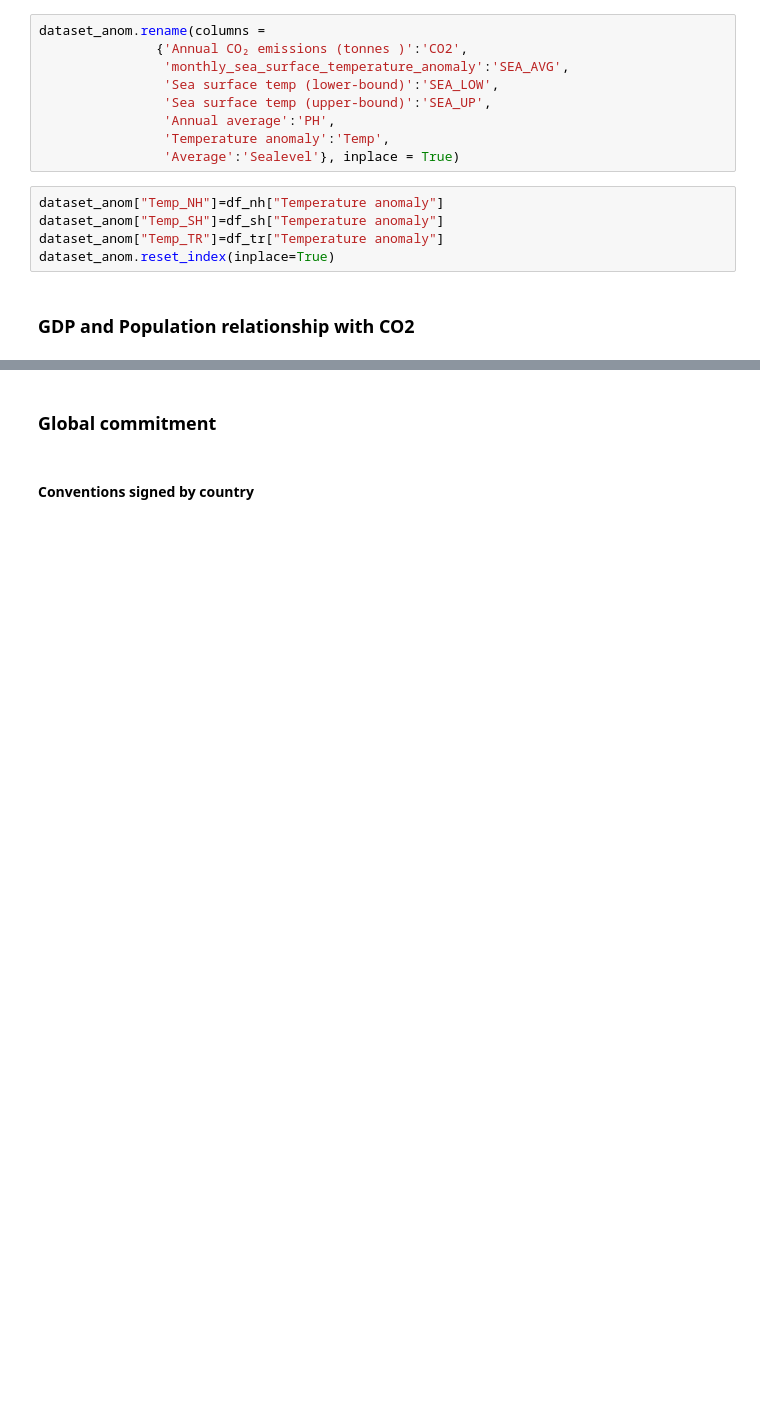
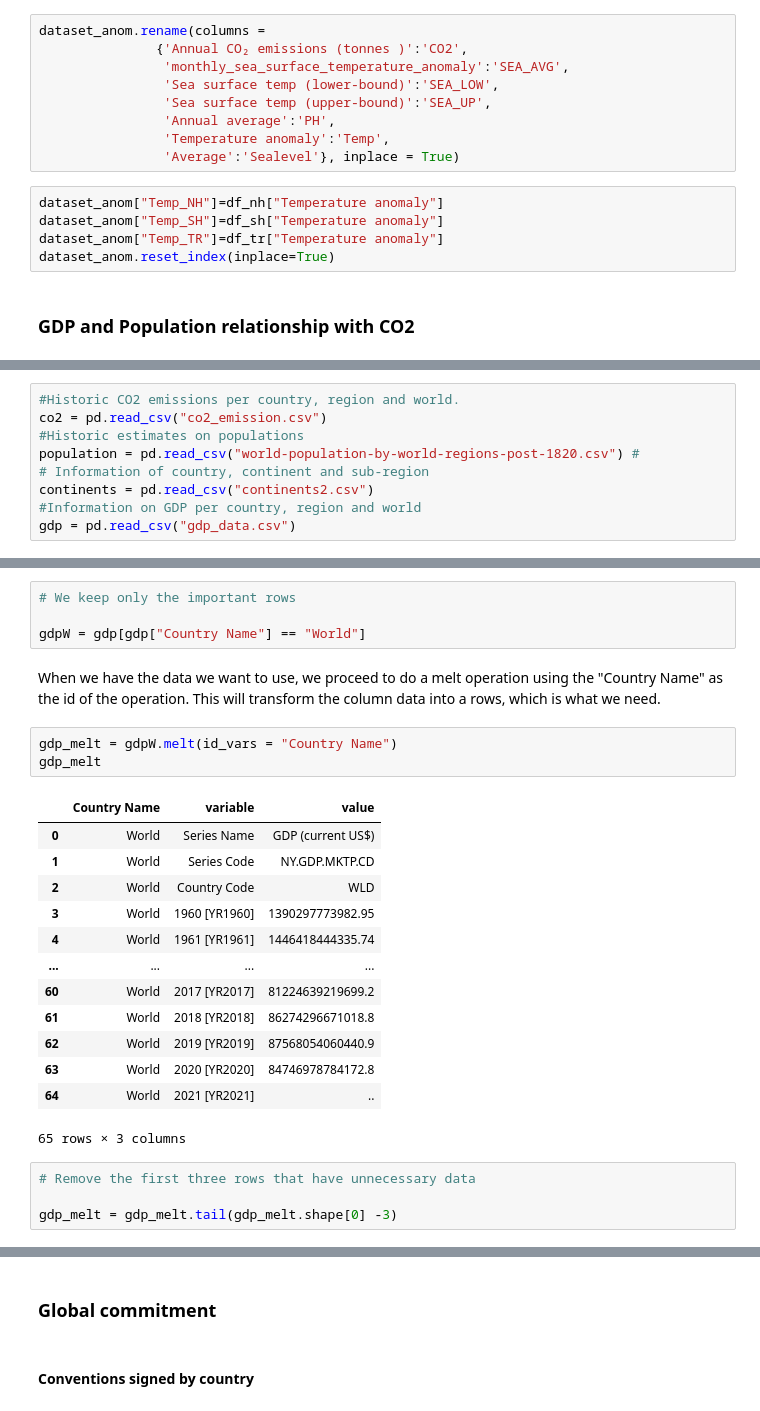
Before and after one commit to cramosglez/SocialData22, a Jupyter notebook: Social22.ipynb, the cells around one changed output, grey strips where cells are left out. Cells and saved outputs as stored; diff of their text form; blank space fills up the shorter version.

```diff
--- a/Social22.ipynb
+++ b/Social22.ipynb
@@ -350,0 +425,9 @@ dataset_anom.reset_index(inplace=True)
+# %%
+#Historic CO2 emissions per country, region and world.
+co2 = pd.read_csv("co2_emission.csv")
+#Historic estimates on populations
+population = pd.read_csv("world-population-by-world-regions-post-1820.csv") #
+# Information of country, continent and sub-region
+continents = pd.read_csv("continents2.csv")
+#Information on GDP per country, region and world
+gdp = pd.read_csv("gdp_data.csv")
@@ -350,0 +465,27 @@ dataset_anom.reset_index(inplace=True)
+# %%
+# We keep only the important rows
+
+gdpW = gdp[gdp["Country Name"] == "World"]
+# %% [markdown]
+When we have the data we want to use, we proceed to do a melt operation using the "Country Name" as the id of the operation. This will transform the column data into a rows, which is what we need.
+# %%
+gdp_melt = gdpW.melt(id_vars = "Country Name")
+gdp_melt
+# %% [output]
+|  | Country Name | variable | value |
+| 0 | World | Series Name | GDP (current US$) |
+| 1 | World | Series Code | NY.GDP.MKTP.CD |
+| 2 | World | Country Code | WLD |
+| 3 | World | 1960 [YR1960] | 1390297773982.95 |
+| 4 | World | 1961 [YR1961] | 1446418444335.74 |
+| ... | ... | ... | ... |
+| 60 | World | 2017 [YR2017] | 81224639219699.2 |
+| 61 | World | 2018 [YR2018] | 86274296671018.8 |
+| 62 | World | 2019 [YR2019] | 87568054060440.9 |
+| 63 | World | 2020 [YR2020] | 84746978784172.8 |
+| 64 | World | 2021 [YR2021] | .. |
+65 rows × 3 columns
+# %%
+# Remove the first three rows that have unnecessary data
+
+gdp_melt = gdp_melt.tail(gdp_melt.shape[0] -3)
```
Also changed, not shown: parts of 100 cells of this notebook.
